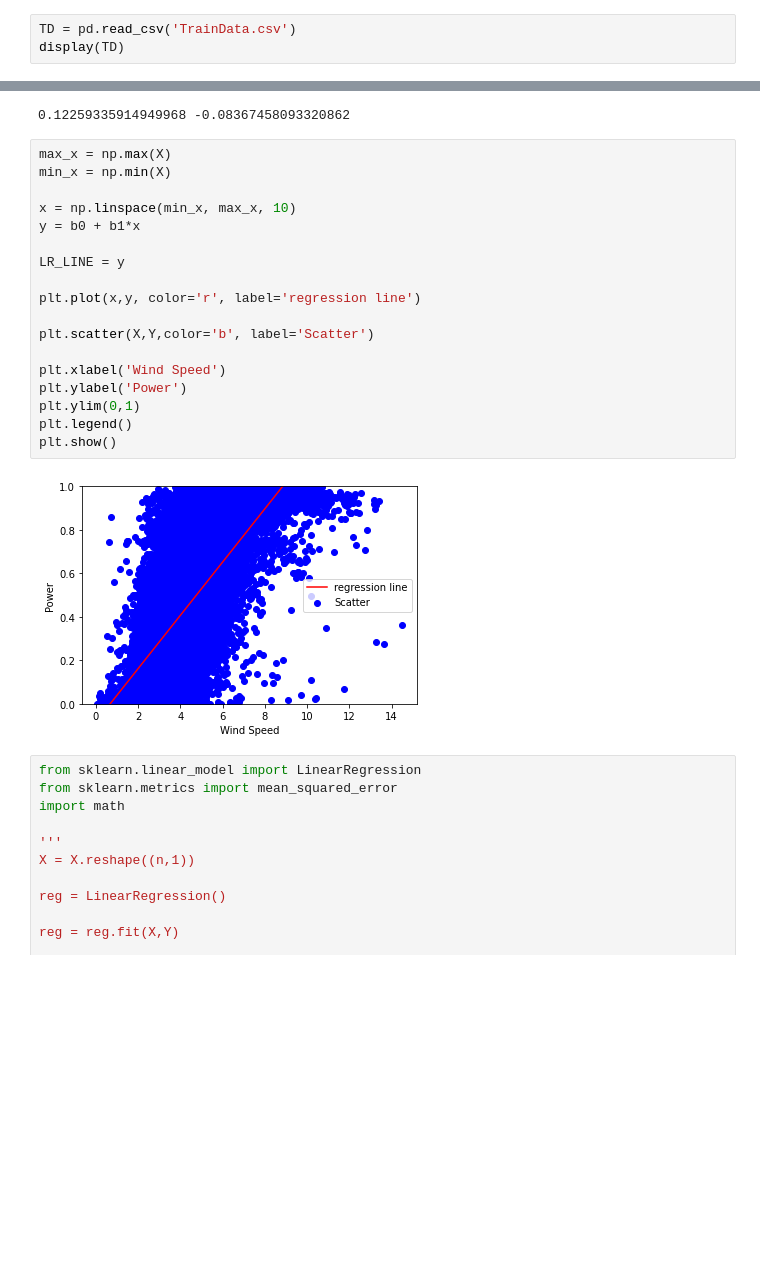
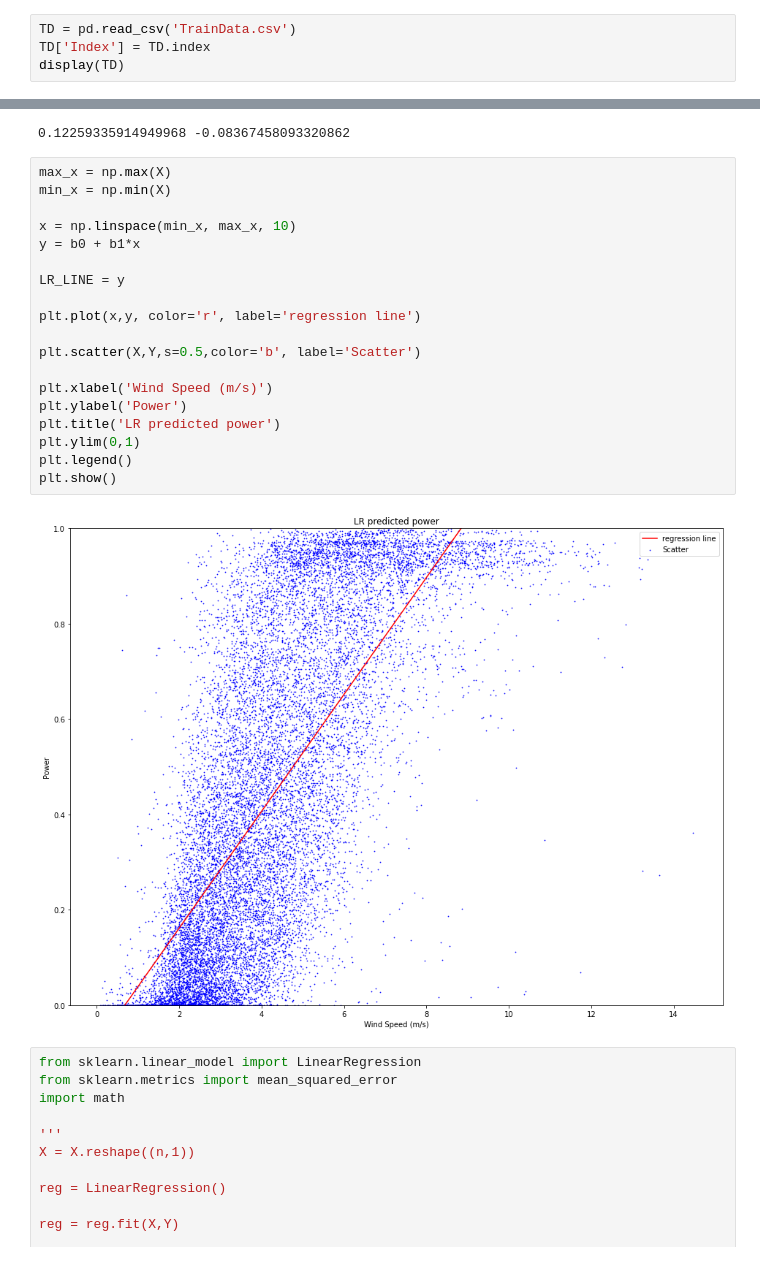
Before and after one commit to andreasdyve/IN5410-assignment2, a Jupyter notebook: Task 1.ipynb, the cells around one changed output, grey strips where cells are left out. Cells and saved outputs as stored; diff of their text form; blank space fills up the shorter version.

```diff
--- a/Task 1.ipynb
+++ b/Task 1.ipynb
@@ -6,5 +6,6 @@ from sklearn.linear_model import LinearRegression
 from sklearn import datasets, linear_model
 # %%
 TD = pd.read_csv('TrainData.csv')
+TD['Index'] = TD.index
 display(TD)
 # %% [output]
@@ -57,23 +58,24 @@ print(b1, b0)
 # %%
 max_x = np.max(X)
 min_x = np.min(X)
 
 x = np.linspace(min_x, max_x, 10)
 y = b0 + b1*x
 
 LR_LINE = y
 
 plt.plot(x,y, color='r', label='regression line')
 
-plt.scatter(X,Y,color='b', label='Scatter')
+plt.scatter(X,Y,s=0.5,color='b', label='Scatter')
 
-plt.xlabel('Wind Speed')
+plt.xlabel('Wind Speed (m/s)')
 plt.ylabel('Power')
+plt.title('LR predicted power')
 plt.ylim(0,1)
 plt.legend()
 plt.show()
 # %% [output]
-[figure, old version]
+[figure, new version]
 # %%
 from sklearn.linear_model import LinearRegression
 from sklearn.metrics import mean_squared_error
```
Also changed, not shown: parts of 25 cells of this notebook.
